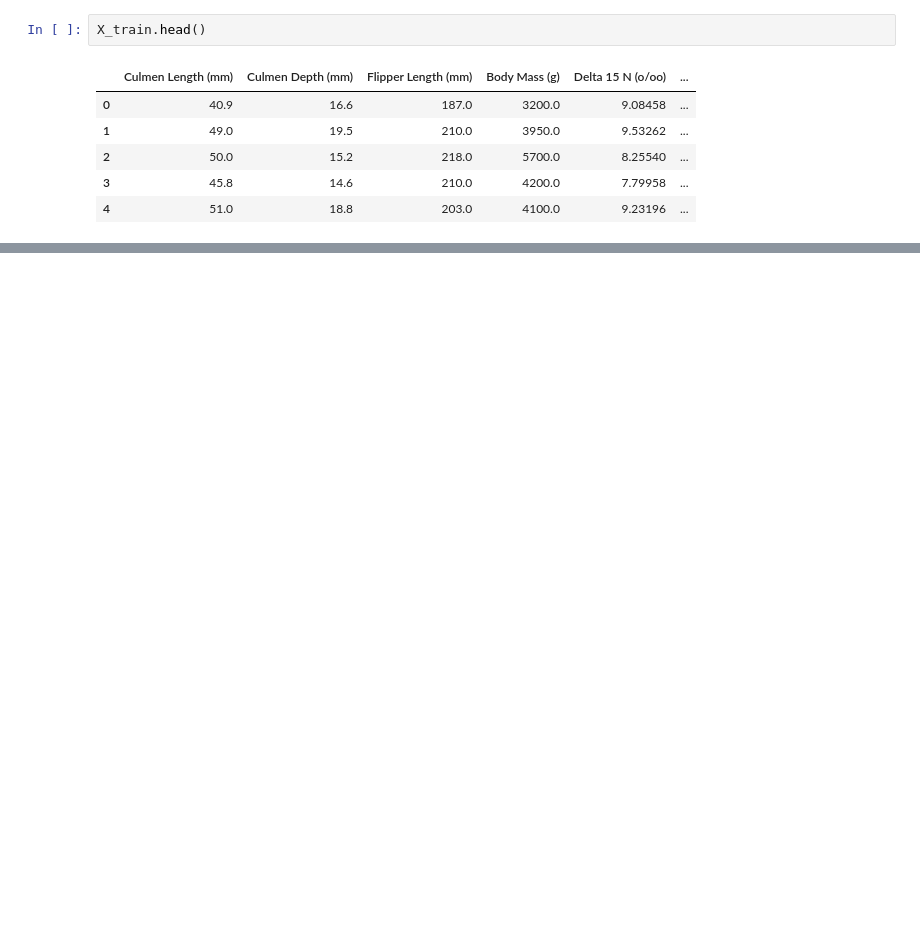
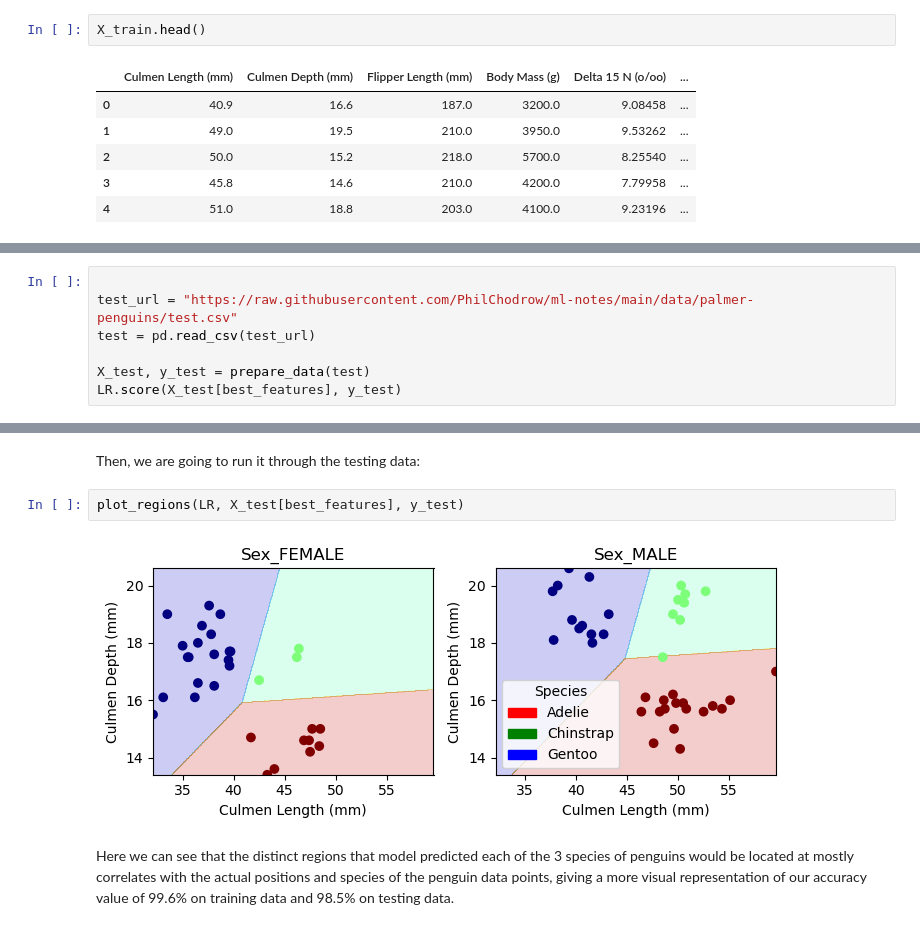
Before and after one commit to CameronHudson813/CameronHudson813.github.io, a Jupyter notebook: posts/Penguin Blog Post/index.ipynb, the cells around one changed output, grey strips where cells are left out. Cells and saved outputs as stored; diff of their text form; blank space fills up the shorter version.

```diff
--- a/posts/Penguin Blog Post/index.ipynb
+++ b/posts/Penguin Blog Post/index.ipynb
@@ -170,0 +170,7 @@ Behind the scenes, math is powered by the MathJax engine. For more on how to wri
+# %%
+
+test_url = "https://raw.githubusercontent.com/PhilChodrow/ml-notes/main/data/palmer-penguins/test.csv"
+test = pd.read_csv(test_url)
+
+X_test, y_test = prepare_data(test)
+LR.score(X_test[best_features], y_test)
@@ -170,0 +242,8 @@ Behind the scenes, math is powered by the MathJax engine. For more on how to wri
+# %% [markdown]
+Then, we are going to run it through the testing data:
+# %%
+plot_regions(LR, X_test[best_features], y_test)
+# %% [output]
+[figure, added]
+# %% [markdown]
+Here we can see that the distinct regions that model predicted each of the 3 species of penguins would be located at mostly correlates with the actual positions and species of the penguin data points, giving a more visual representation of our accuracy value of 99.6% on training data and 98.5% on testing data.
```
Also changed, not shown: parts of 52 cells of this notebook, 14 other files.
